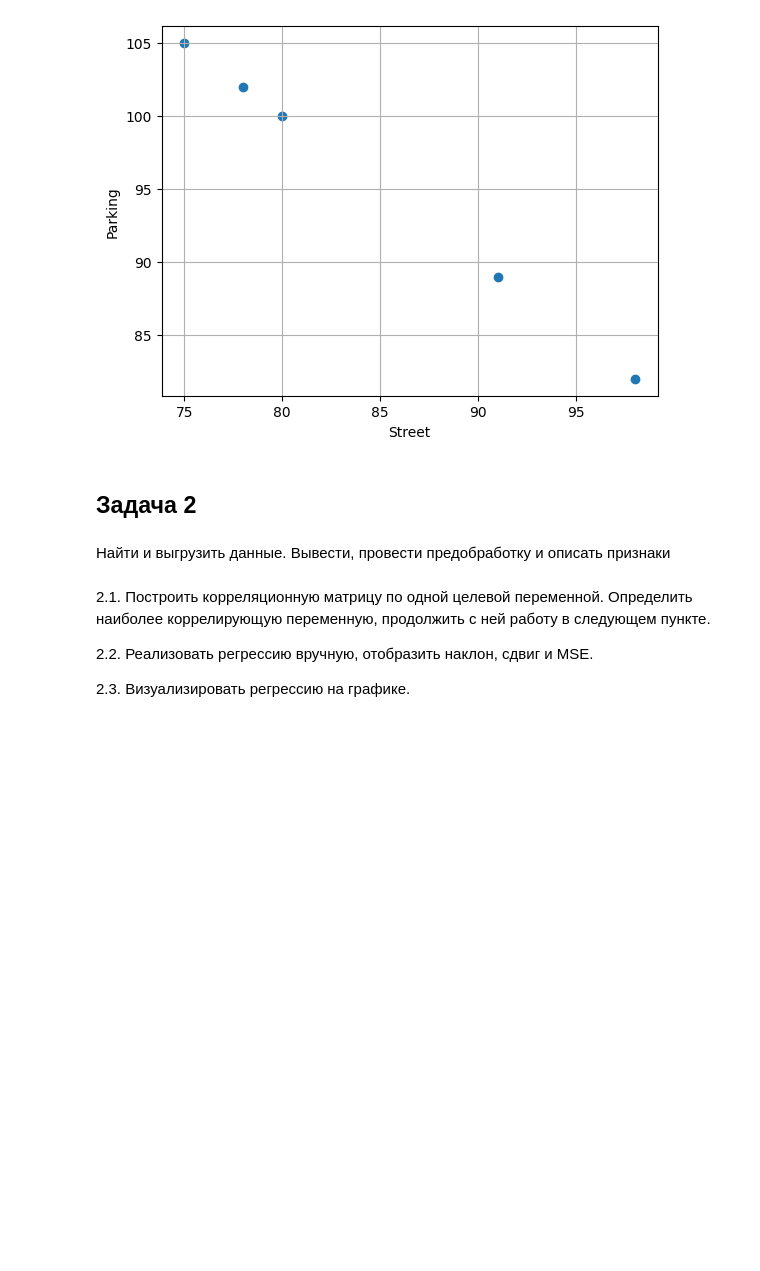
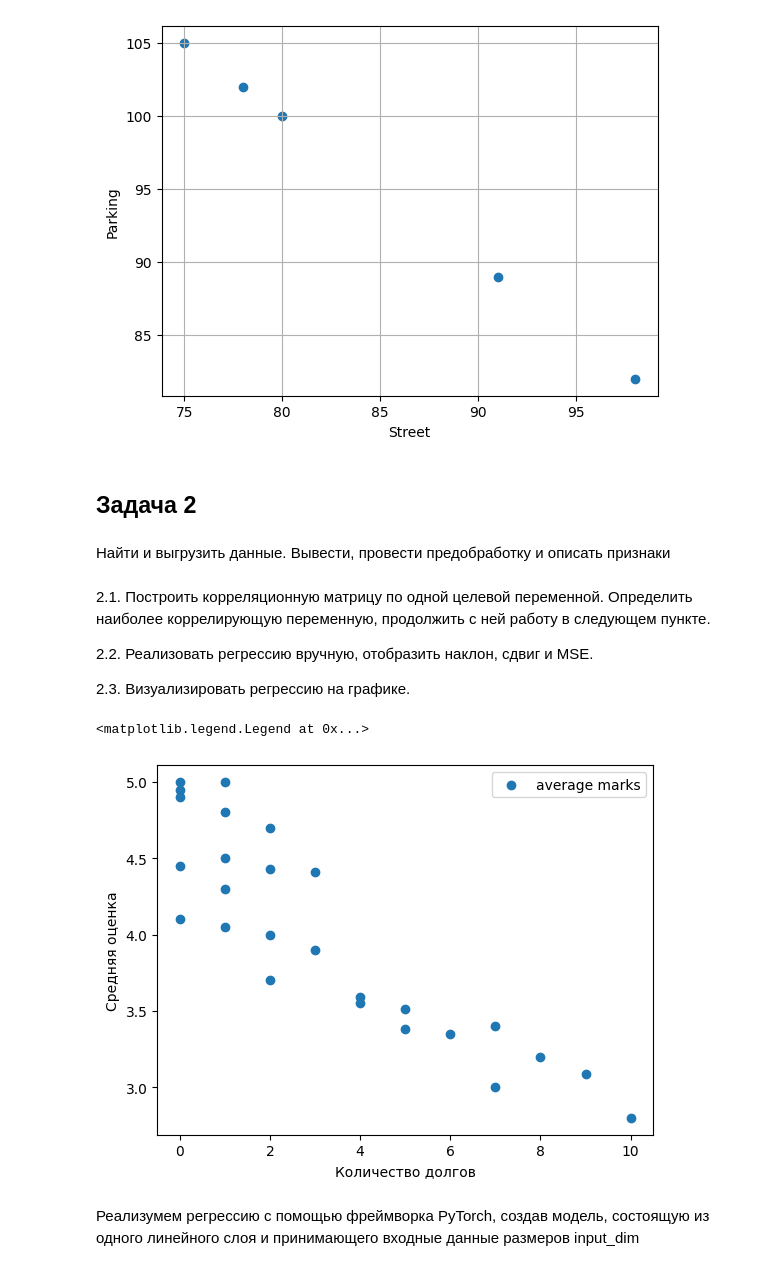
Before and after one commit to LIvanoff/Big-Data-analysis-technologies-and-tools, a Jupyter notebook: pr4.ipynb, the cells around one changed output. Drawn from its saved outputs; the diff is of its cells as text; code cells hidden in the pictures; blank space fills up the shorter version.

```diff
--- a/pr4.ipynb
+++ b/pr4.ipynb
@@ -60,3 +71,15 @@ plt.grid()
 2.2. Реализовать регрессию вручную, отобразить наклон, сдвиг и MSE.
 
 2.3. Визуализировать регрессию на графике.
+# %%
+data = {'average marks': [5, 4.95, 5, 4.9, 4.8, 4.7, 4.5, 4.45, 4.43, 4.41, 4.3, 4.1, 4.05, 4.0, 3.9, 3.7, 3.59, 3.55, 3.51, 3.4, 3.38, 3.35, 3.2, 3.09, 3.0, 2.8],
+        'debt nums':     [0, 0,    1, 0,    1,   2,   1,   0,    2,    3,    1,   0,   1,   2,     3,   2,   4,    4,     5,    7,   5 ,    6,   8,   9,   7,   10]}
+
+df = pd.DataFrame(data)
+plt.scatter(df['debt nums'],df['average marks'], label='average marks')
+plt.ylabel('Средняя оценка')
+plt.xlabel(f'Количество долгов')
+plt.legend()
+# %% [output]
+<matplotlib.legend.Legend at 0x...>
+[figure, added]
@@ -62,0 +94,2 @@ plt.grid()
+# %% [markdown]
+Реализумем регрессию с помощью фреймворка PyTorch, создав модель, состоящую из одного линейного слоя и принимающего входные данные размеров input_dim
```
Also changed, not shown: parts of 38 cells of this notebook.
